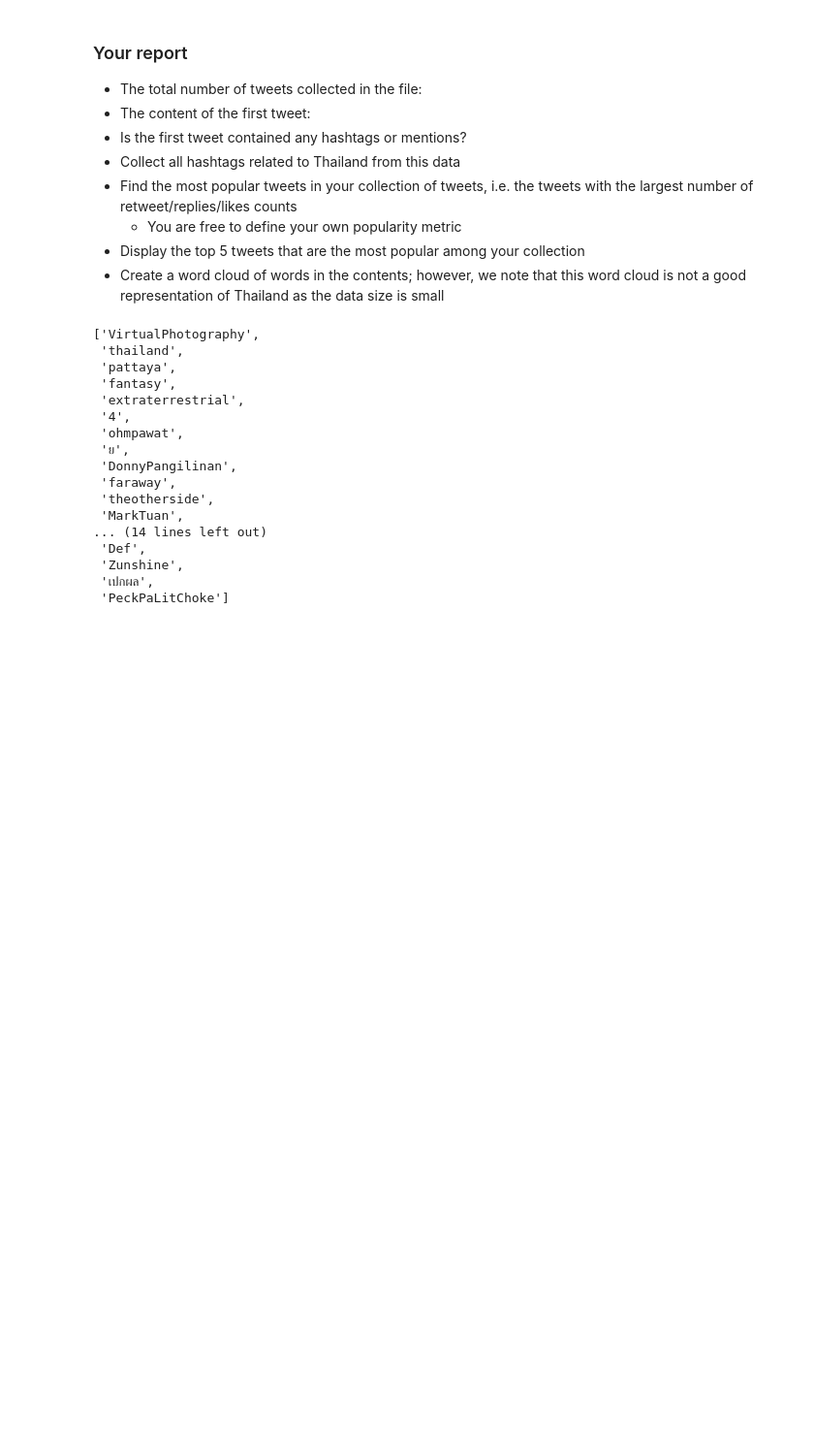
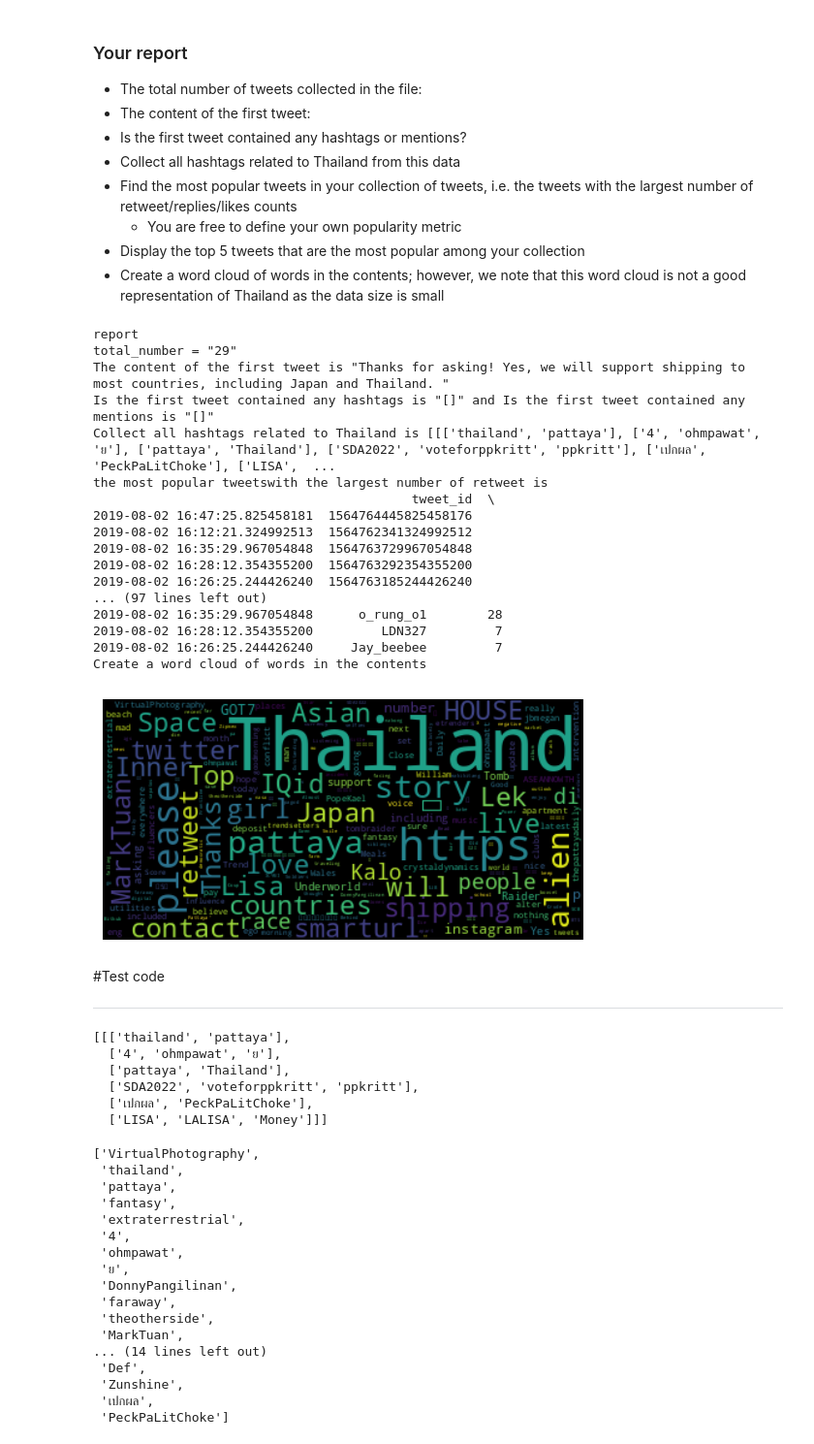
Before and after one commit to MOOwuttichai/project_dataWDkku, a Jupyter notebook: Copy_of_Project1_66.ipynb, the cells around one changed output. Shown: that part at 97% size. Saved outputs shown, nothing was run; the diff lists cells and outputs as text; code cells hidden in the pictures; blank space fills up the shorter version.

```diff
--- a/Copy_of_Project1_66.ipynb
+++ b/Copy_of_Project1_66.ipynb
@@ -128,20 +117,69 @@ thai_pd
 # %%
 # ----------------- Your code here -----------------
 # 1
 total_number = thai_pd['tweet_id'].count()
 # 2
 content_first = thai_pd['content'][0]
 # or first_tweet=list(thai_json.keys())[0]
 # thai_json[first_tweet]['content']
 # 3
 hashtags = thai_pd['hashtags'][0]
 mentions = thai_pd['mentions'][0]
 #thai_json[first_tweet]['hashtags']
 # 4
 has_list = [[thai_pd['hashtags'][2],thai_pd['hashtags'][5],thai_pd['hashtags'][11],thai_pd['hashtags'][12],thai_pd['hashtags'][-4],thai_pd['hashtags'][-10]]]
 # 5
 metric = thai_pd[['tweet_id','name','username','retweets']]
 Report_five = metric.reindex().sort_values(by='retweets',ascending = False)
 # 6
 Report_six = Report_five.head(5)
 # 7
+contents = " ".join([thai_json[key]['content'] for key in thai_json.keys()])
+my_stopwords = set(STOPWORDS)
+wordcloud = WordCloud(stopwords=my_stopwords).generate(contents)
+print('report')
+print(f'total_number = "{total_number}" ')
+print(f'The content of the first tweet is "{content_first}"')
+print(f'Is the first tweet contained any hashtags is "{hashtags}" and Is the first tweet contained any mentions is "{mentions}"')
+print(f'Collect all hashtags related to Thailand is {has_list}')
+print('the most popular tweetswith the largest number of retweet is')
+print(Report_five)
+print('the top 5 tweets that are the most popular is')
+print(Report_six)
+print('Create a word cloud of words in the contents')
+plt.imshow(wordcloud, interpolation='bilinear')
+plt.axis("off")
+plt.show()
+# %% [output]
+report
+total_number = "29"
+The content of the first tweet is "Thanks for asking! Yes, we will support shipping to most countries, including Japan and Thailand. "
+Is the first tweet contained any hashtags is "[]" and Is the first tweet contained any mentions is "[]"
+Collect all hashtags related to Thailand is [[['thailand', 'pattaya'], ['4', 'ohmpawat', 'ย'], ['pattaya', 'Thailand'], ['SDA2022', 'voteforppkritt', 'ppkritt'], ['เปกผล', 'PeckPaLitChoke'], ['LISA',  ...
+the most popular tweetswith the largest number of retweet is
+                                          tweet_id  \
+2019-08-02 16:47:25.825458181  1564764445825458176
+2019-08-02 16:12:21.324992513  1564762341324992512
+2019-08-02 16:35:29.967054848  1564763729967054848
+2019-08-02 16:28:12.354355200  1564763292354355200
+2019-08-02 16:26:25.244426240  1564763185244426240
+... (97 lines left out)
+2019-08-02 16:35:29.967054848      o_rung_o1        28
+2019-08-02 16:28:12.354355200         LDN327         7
+2019-08-02 16:26:25.244426240     Jay_beebee         7
+Create a word cloud of words in the contents
+[figure, added]
+# %% [markdown]
+#Test code
+
+---
+# %%
+has_list = [[thai_pd['hashtags'][2],thai_pd['hashtags'][5],thai_pd['hashtags'][11],thai_pd['hashtags'][12],thai_pd['hashtags'][-4],thai_pd['hashtags'][-10]]]
+has_list
+# %% [output]
+[[['thailand', 'pattaya'],
+  ['4', 'ohmpawat', 'ย'],
+  ['pattaya', 'Thailand'],
+  ['SDA2022', 'voteforppkritt', 'ppkritt'],
+  ['เปกผล', 'PeckPaLitChoke'],
+  ['LISA', 'LALISA', 'Money']]]
```
Also changed, not shown: parts of 6 cells of this notebook.
